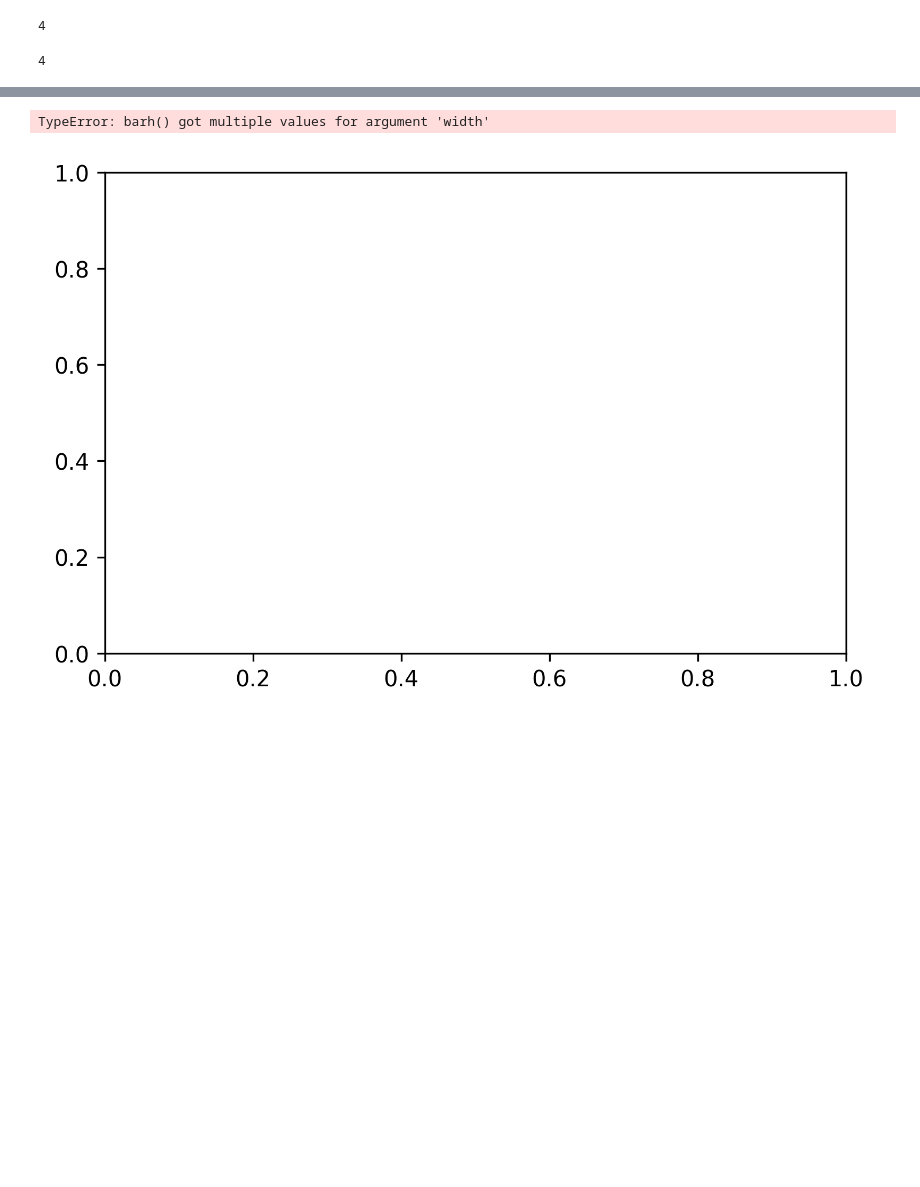
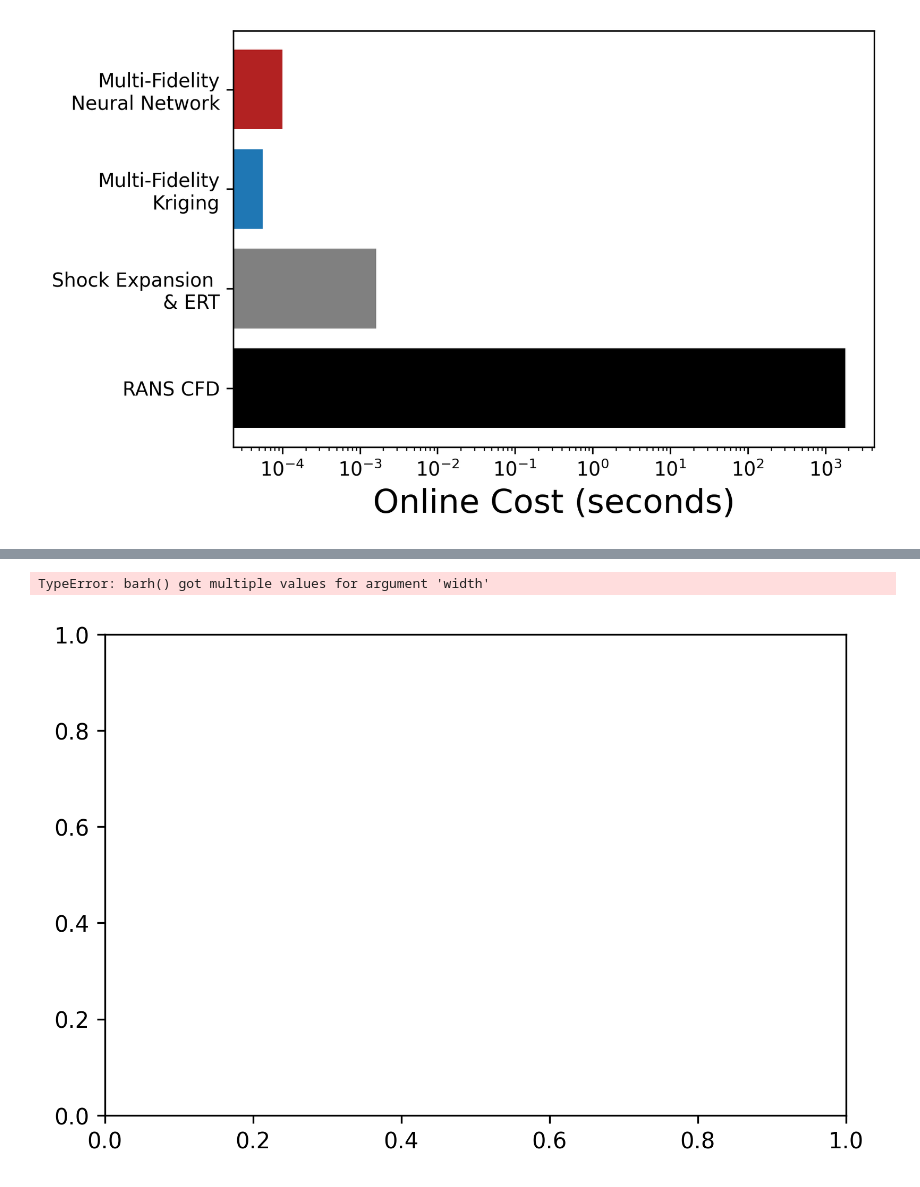
Before and after one commit to AmosJoseph/multifidelitymodeling, a Jupyter notebook: misc code/memorySizePlots.ipynb, the cells around one changed output, grey strips where cells are left out. Drawn from its saved outputs; the diff is of its cells as text; code cells hidden in the pictures; blank space fills up the shorter version.

```diff
--- a/misc code/memorySizePlots.ipynb
+++ b/misc code/memorySizePlots.ipynb
@@ -11,11 +11,18 @@ import matplotlib
 import matplotlib.pyplot as plt; plt.rcParams['figure.dpi'] = 300; plt.rcParams['axes.labelsize'] = 'xx-large';
 from matplotlib.patches import Rectangle
 import math
-# %%
-len(areaList)
-# %% [output]
-4
-# %%
-len(areaList)
-# %% [output]
-4
+# %%
+RANScfdTime = 30*60
+localMethodsTime = 1.3/800
+krigTime = 1/18000
+NNTime = 1/10000
+labels = ['RANS CFD', 'Shock Expansion \n& ERT', 'Multi-Fidelity\nKriging','Multi-Fidelity\nNeural Network']
+sizeList = [RANScfdTime,localMethodsTime,krigTime,NNTime]
+width = 0.35
+
+fig,ax = plt.subplots()
+p1 = ax.barh(labels,sizeList, color=[ 'black','grey','tab:blue','firebrick'])
+ax.set_xlabel('Online Cost (seconds)')
+ax.set_xscale('log')
+# %% [output]
+[figure, added]
```
Also changed, not shown: parts of 3 cells of this notebook, 13 other files.
